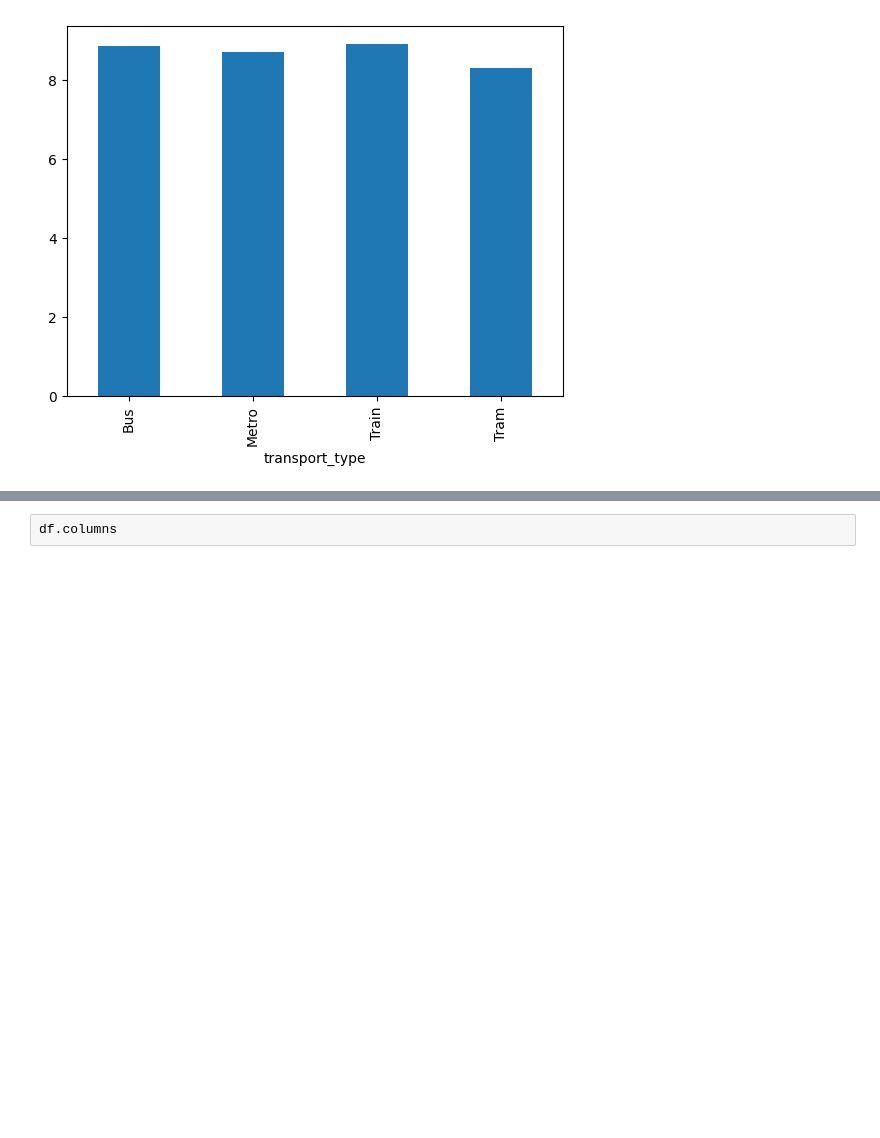
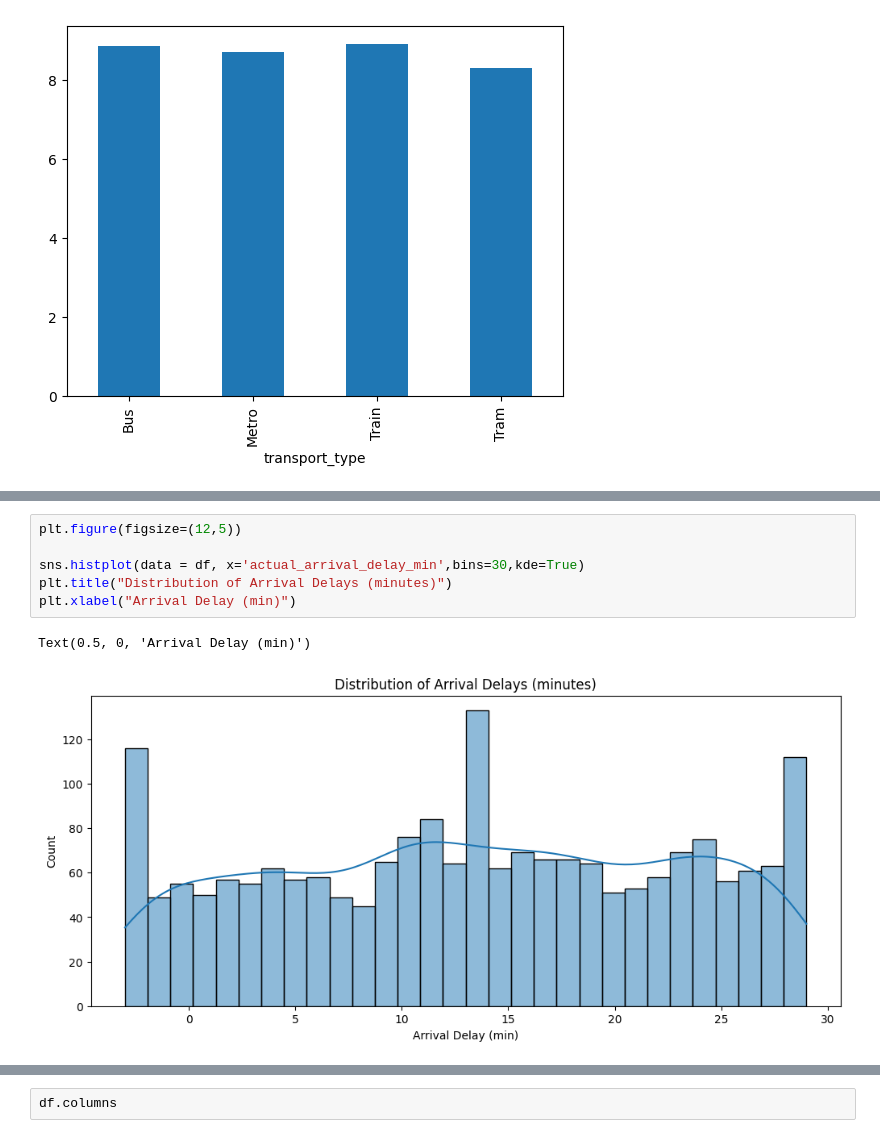
Before and after one commit to rahulghoshal/Public_Transport_Delay_Prediction, a Jupyter notebook: transport.ipynb, the cells around one changed output, grey strips where cells are left out. Saved outputs shown, nothing was run; the diff lists cells and outputs as text; blank space fills up the shorter version.

```diff
--- a/transport.ipynb
+++ b/transport.ipynb
@@ -207,0 +218,9 @@ weather_condition_delay.sort_values().plot(kind='bar')
+# %%
+plt.figure(figsize=(12,5))
+
+sns.histplot(data = df, x='actual_arrival_delay_min',bins=30,kde=True)
+plt.title("Distribution of Arrival Delays (minutes)")
+plt.xlabel("Arrival Delay (min)")
+# %% [output]
+Text(0.5, 0, 'Arrival Delay (min)')
+[figure, added]
```
Also changed, not shown: parts of 5 cells of this notebook.
